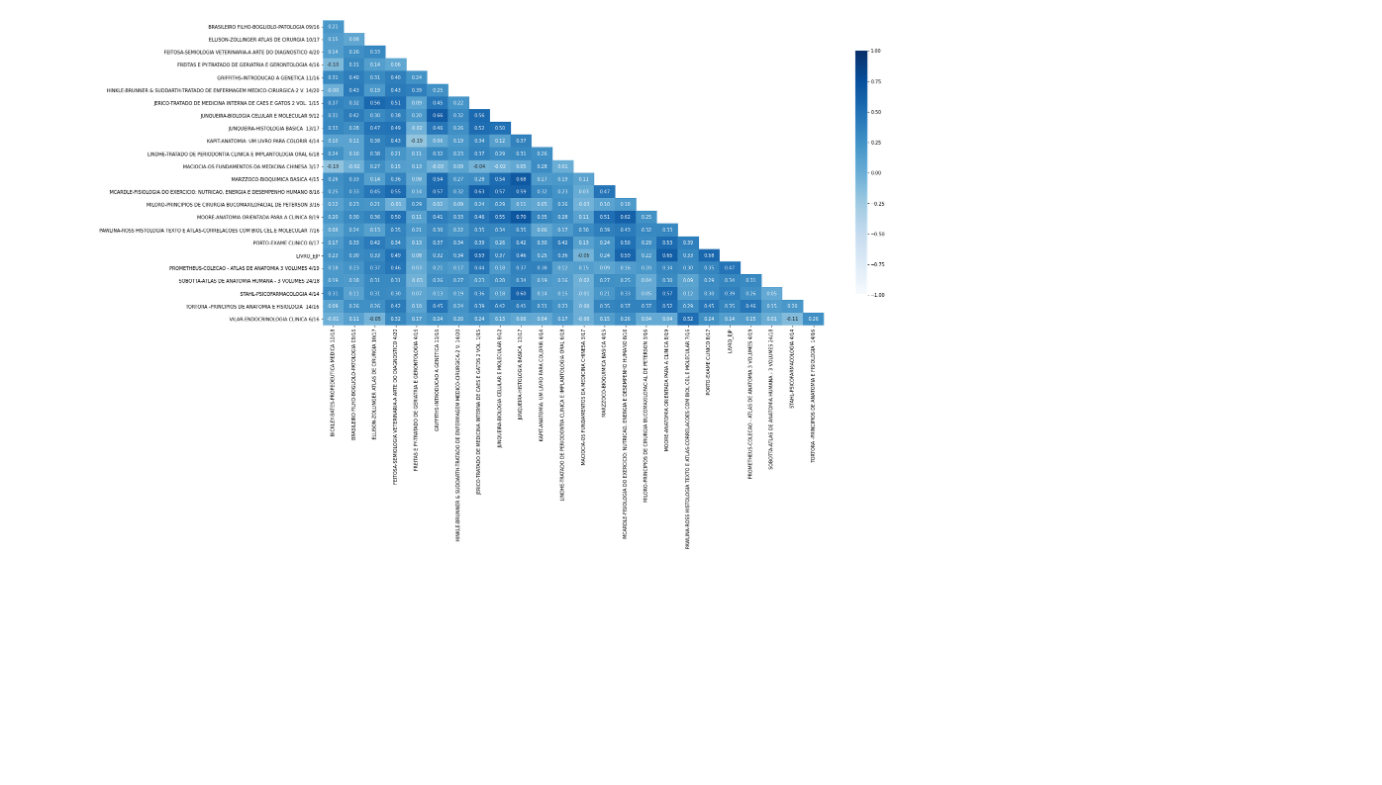
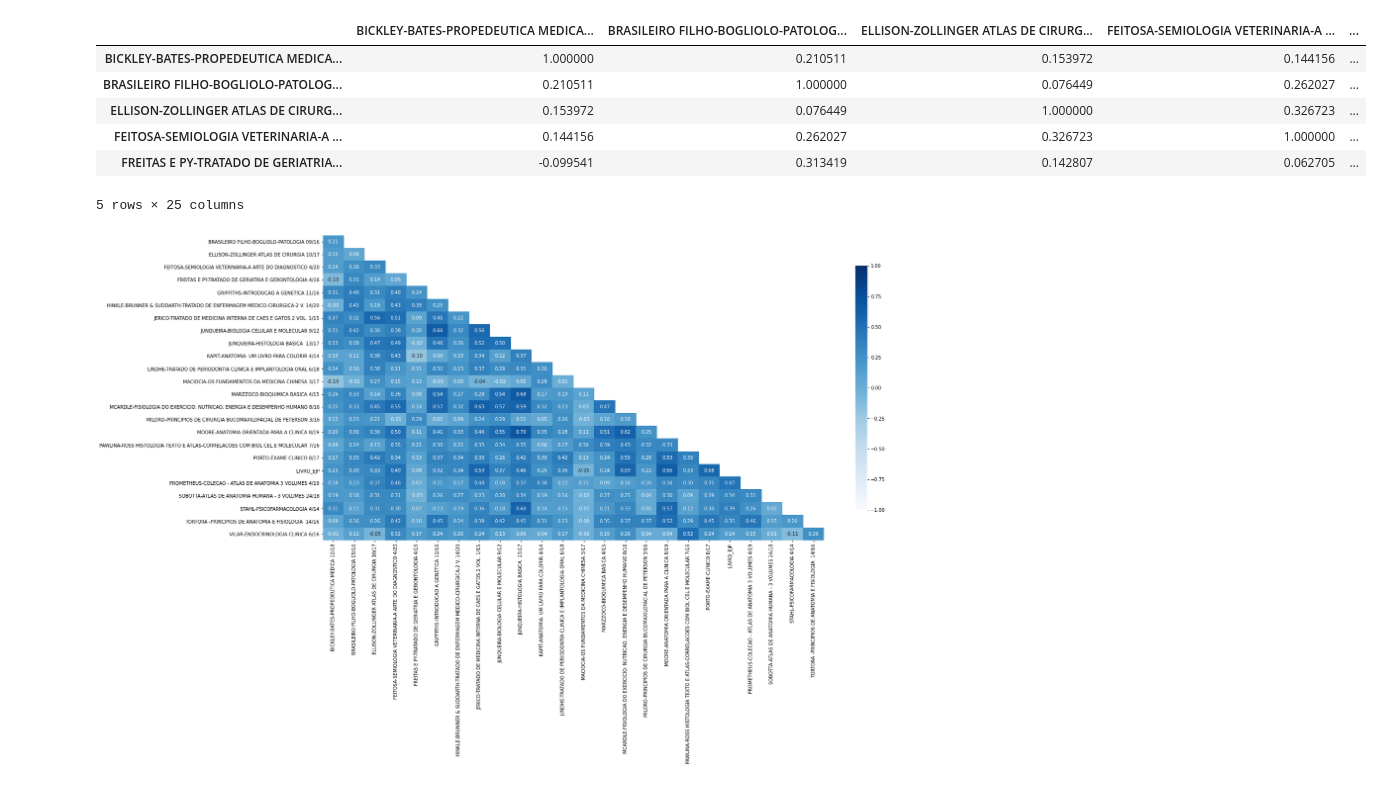
Before and after one commit to rafaelcostaleite/lab-data_science, a Jupyter notebook: python-correlacao-grafico.ipynb, the cells around one changed output. Saved outputs shown, nothing was run; the diff lists cells and outputs as text; code cells hidden in the pictures; blank space fills up the shorter version.

```diff
--- a/python-correlacao-grafico.ipynb
+++ b/python-correlacao-grafico.ipynb
@@ -17,14 +25,22 @@ df_corr = df.corr()
 # %%
 # irrelevant fields
 fields = ['IPC', 'DOLAR', 'DESEMPREGO']
 
 # drop rows
 df_corr.drop(fields, inplace=True)
 
 # drop cols
 df_corr.drop(fields, axis=1, inplace=True)
 
-#df_corr.head()
+df_corr.head()
+# %% [output]
+|  | BICKLEY-BATES-PROPEDEUTICA MEDICA... | BRASILEIRO FILHO-BOGLIOLO-PATOLOG... | ELLISON-ZOLLINGER ATLAS DE CIRURG... | FEITOSA-SEMIOLOGIA VETERINARIA-A ... | ... |
+| BICKLEY-BATES-PROPEDEUTICA MEDICA... | 1.000000 | 0.210511 | 0.153972 | 0.144156 | ... |
+| BRASILEIRO FILHO-BOGLIOLO-PATOLOG... | 0.210511 | 1.000000 | 0.076449 | 0.262027 | ... |
+| ELLISON-ZOLLINGER ATLAS DE CIRURG... | 0.153972 | 0.076449 | 1.000000 | 0.326723 | ... |
+| FEITOSA-SEMIOLOGIA VETERINARIA-A ... | 0.144156 | 0.262027 | 0.326723 | 1.000000 | ... |
+| FREITAS E PY-TRATADO DE GERIATRIA... | -0.099541 | 0.313419 | 0.142807 | 0.062705 | ... |
+5 rows × 25 columns
 # %%
 np.ones_like(df_corr, dtype=np.bool)
 
```
Also changed, not shown: parts of 2 cells of this notebook, 6 other files.
